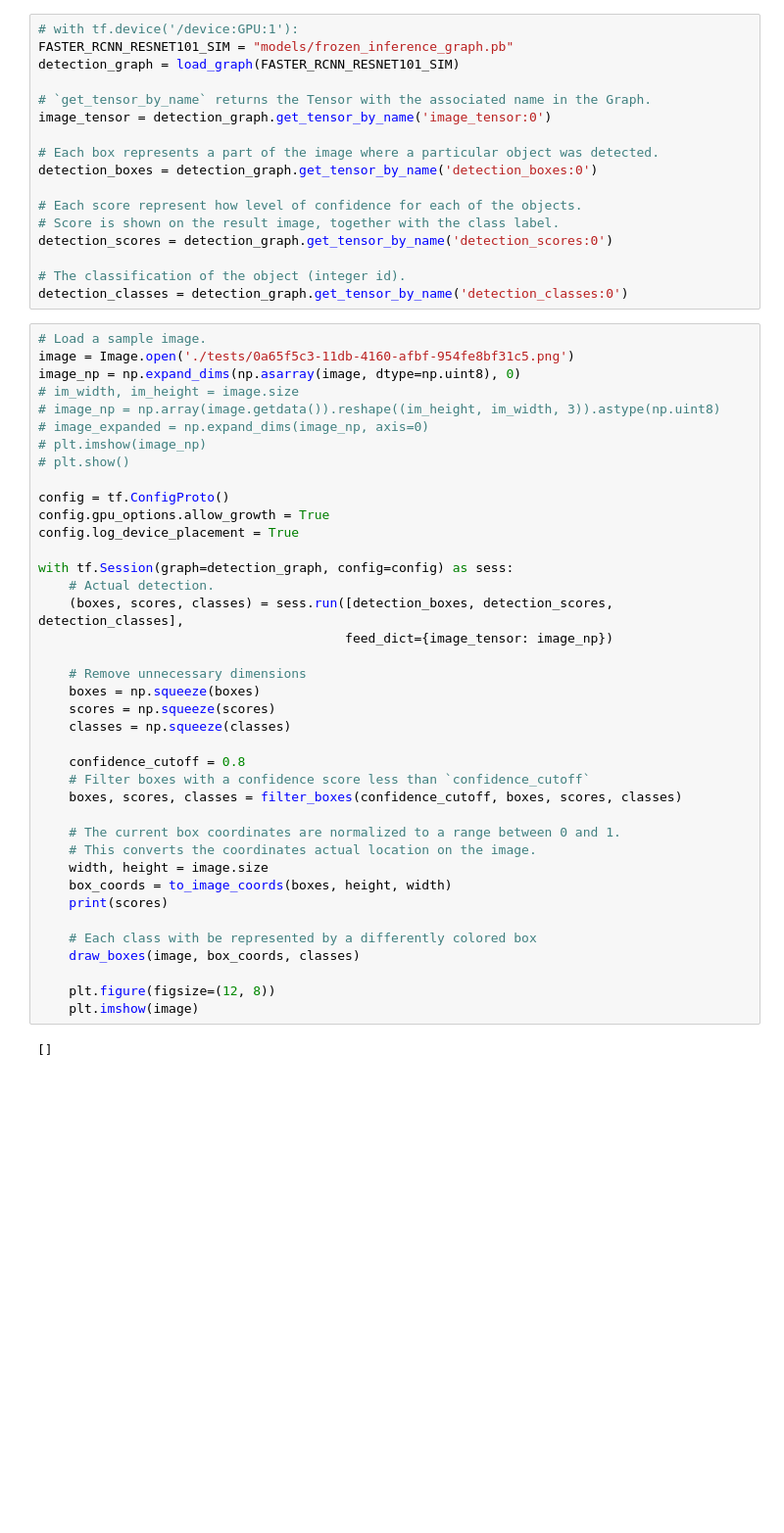
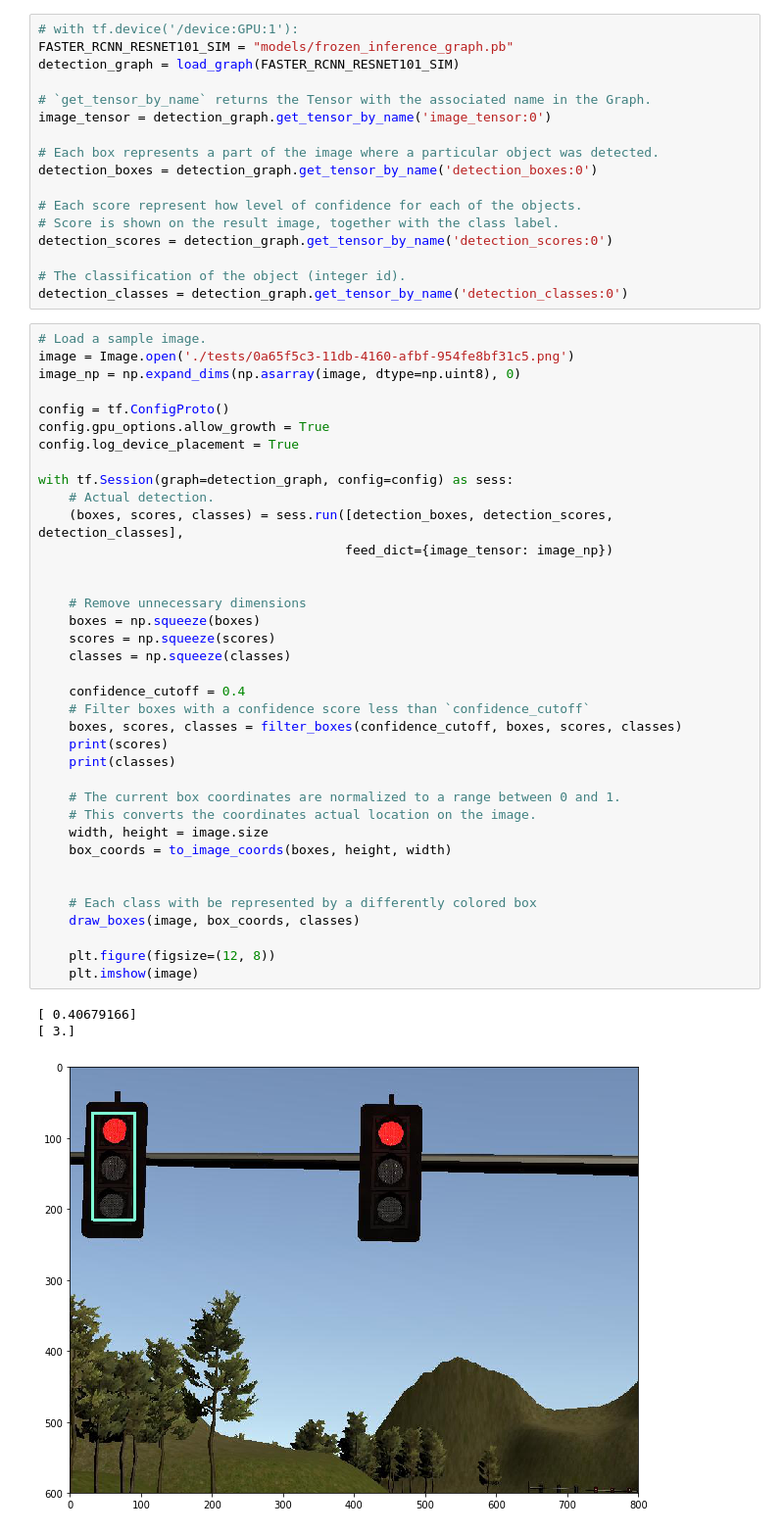
Before and after one commit to YochiWeill/traffic-light-classification, a Jupyter notebook: Test_Models.ipynb, the cells around one changed output. Shown at 98% size. Saved outputs shown, nothing was run; the diff lists cells and outputs as text; blank space fills up the shorter version.

```diff
--- a/Test_Models.ipynb
+++ b/Test_Models.ipynb
@@ -97,40 +98,40 @@ detection_classes = detection_graph.get_tensor_by_name('detection_classes:0')
 # Load a sample image.
 image = Image.open('./tests/0a65f5c3-11db-4160-afbf-954fe8bf31c5.png')
 image_np = np.expand_dims(np.asarray(image, dtype=np.uint8), 0)
-# im_width, im_height = image.size
-# image_np = np.array(image.getdata()).reshape((im_height, im_width, 3)).astype(np.uint8)
-# image_expanded = np.expand_dims(image_np, axis=0)
-# plt.imshow(image_np)
-# plt.show()
 
 config = tf.ConfigProto()
 config.gpu_options.allow_growth = True
 config.log_device_placement = True
 
 with tf.Session(graph=detection_graph, config=config) as sess:
     # Actual detection.
     (boxes, scores, classes) = sess.run([detection_boxes, detection_scores, detection_classes],
                                         feed_dict={image_tensor: image_np})
 
+
     # Remove unnecessary dimensions
     boxes = np.squeeze(boxes)
     scores = np.squeeze(scores)
     classes = np.squeeze(classes)
 
-    confidence_cutoff = 0.8
+    confidence_cutoff = 0.4
     # Filter boxes with a confidence score less than `confidence_cutoff`
     boxes, scores, classes = filter_boxes(confidence_cutoff, boxes, scores, classes)
+    print(scores)
+    print(classes)
 
     # The current box coordinates are normalized to a range between 0 and 1.
     # This converts the coordinates actual location on the image.
     width, height = image.size
     box_coords = to_image_coords(boxes, height, width)
-    print(scores)
+
 
     # Each class with be represented by a differently colored box
     draw_boxes(image, box_coords, classes)
 
     plt.figure(figsize=(12, 8))
     plt.imshow(image)
 # %% [output]
-[]
+[ 0.40679166]
+[ 3.]
+[figure, added]
```
Also changed, not shown: parts of 2 cells of this notebook.
